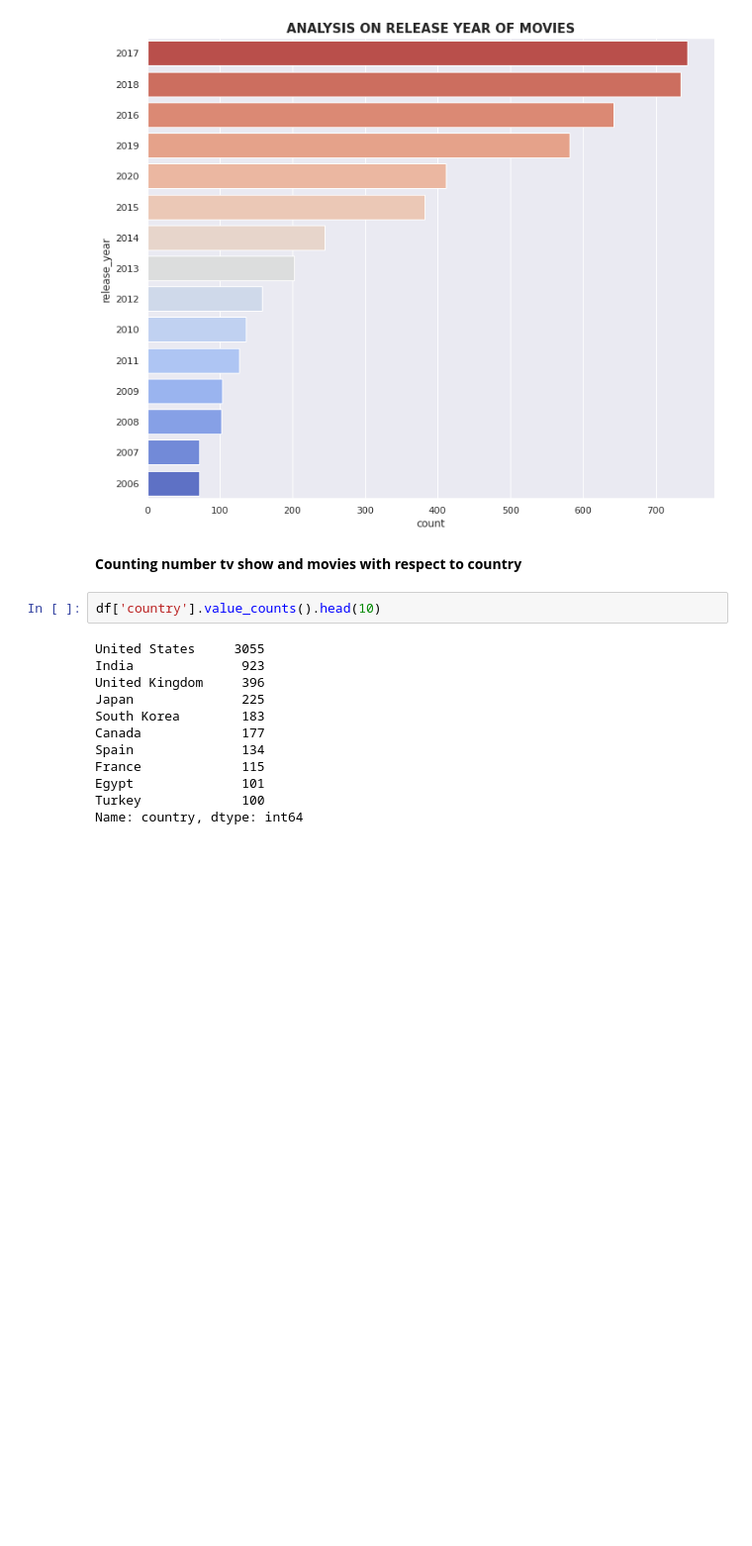
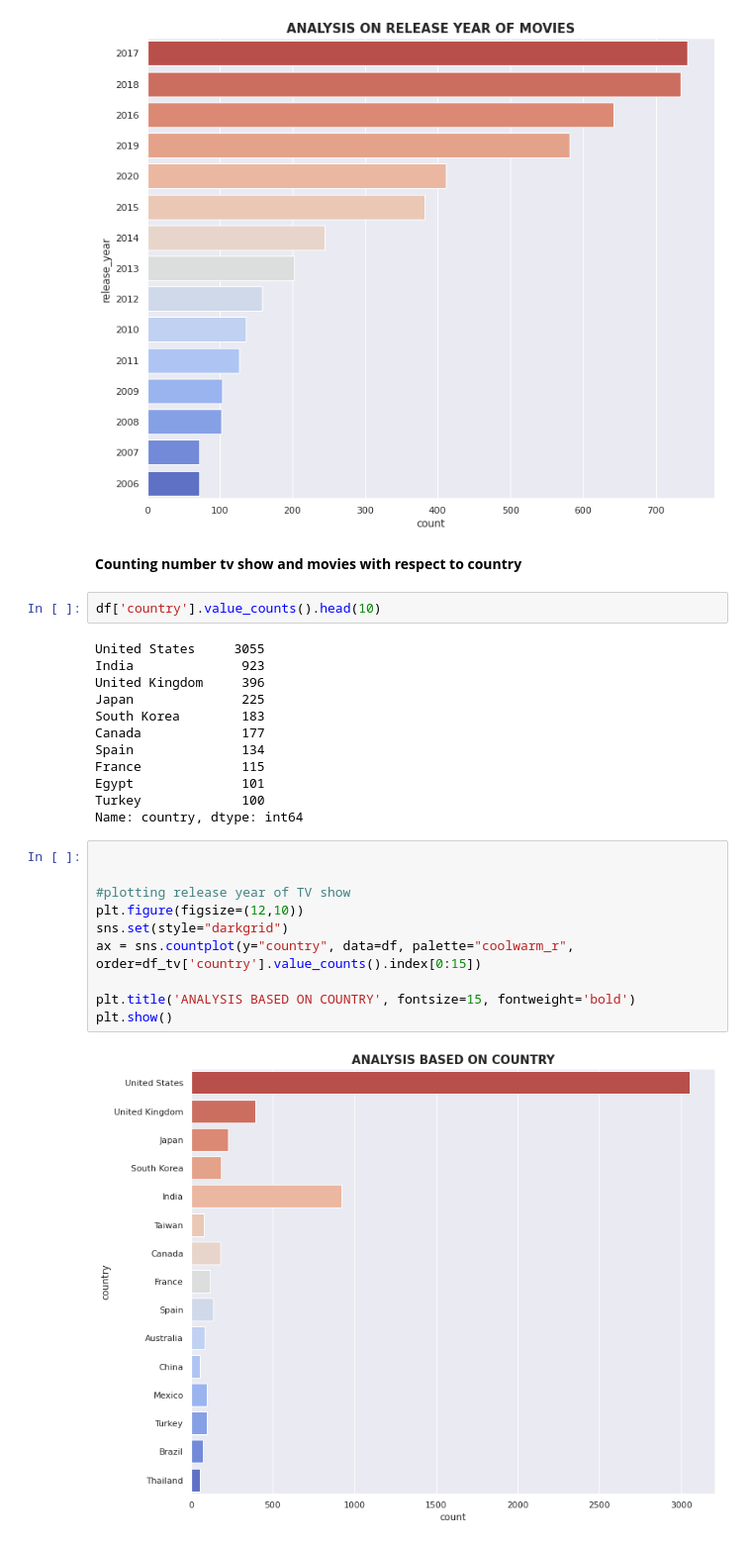
Before and after one commit to SRIST1608/-NETFLIX-MOVIES-AND-TV-SHOWS-CLUSTERING, a Jupyter notebook: NETFLIX_MOVIES_AND_TV_SHOWS_CLUSTERING.ipynb, the cells around one changed output. Shown at 99% size. Cells and saved outputs as stored; diff of their text form; blank space fills up the shorter version.

```diff
--- a/NETFLIX_MOVIES_AND_TV_SHOWS_CLUSTERING.ipynb
+++ b/NETFLIX_MOVIES_AND_TV_SHOWS_CLUSTERING.ipynb
@@ -320,3 +320,15 @@ France             115
 Egypt              101
 Turkey             100
 Name: country, dtype: int64
+# %%
+
+
+#plotting release year of TV show
+plt.figure(figsize=(12,10))
+sns.set(style="darkgrid")
+ax = sns.countplot(y="country", data=df, palette="coolwarm_r", order=df_tv['country'].value_counts().index[0:15])
+
+plt.title('ANALYSIS BASED ON COUNTRY', fontsize=15, fontweight='bold')
+plt.show()
+# %% [output]
+[figure, added]
```
Also changed, not shown: parts of 28 cells of this notebook.
